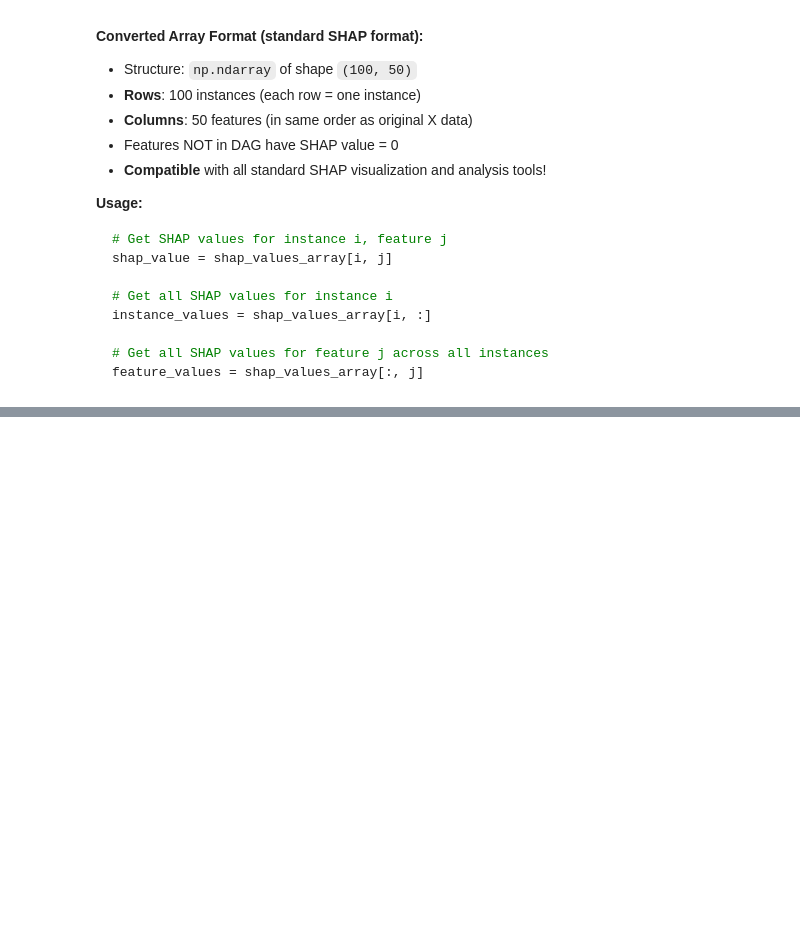
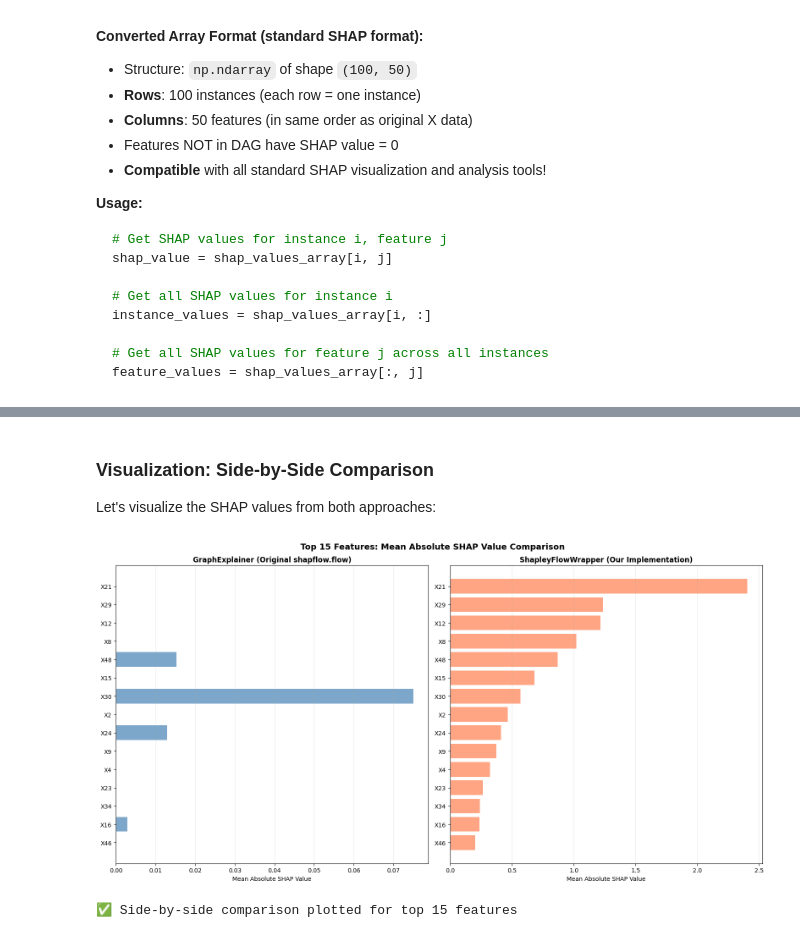
Before and after one commit to juanriosg12/master_thesis, a Jupyter notebook: shapflow_data_driven.ipynb, the cells around one changed output, grey strips where cells are left out. Saved outputs shown, nothing was run; the diff lists cells and outputs as text; code cells hidden in the pictures; blank space fills up the shorter version.

```diff
--- a/shapflow_data_driven.ipynb
+++ b/shapflow_data_driven.ipynb
@@ -670,0 +647,40 @@ Note: you may need to restart the kernel to use updated packages.
+# %% [markdown]
+### Visualization: Side-by-Side Comparison
+
+Let's visualize the SHAP values from both approaches:
+# %%
+# Plot 1: Side-by-side comparison of top features
+top_n = 15
+top_features_df = comparison_df.head(top_n)
+
+fig, (ax1, ax2) = plt.subplots(1, 2, figsize=(16, 8))
+
+# GraphExplainer
+ax1.barh(range(len(top_features_df)), top_features_df['GraphExplainer_MeanAbs'],
+         color='steelblue', alpha=0.7)
+ax1.set_yticks(range(len(top_features_df)))
+ax1.set_yticklabels(top_features_df['Feature'])
+ax1.set_xlabel('Mean Absolute SHAP Value')
+ax1.set_title('GraphExplainer (Original shapflow.flow)', fontsize=12, fontweight='bold')
+ax1.invert_yaxis()
+ax1.grid(axis='x', alpha=0.3)
+
+# ShapleyFlowWrapper
+ax2.barh(range(len(top_features_df)), top_features_df['Wrapper_MeanAbs'],
+         color='coral', alpha=0.7)
+ax2.set_yticks(range(len(top_features_df)))
+ax2.set_yticklabels(top_features_df['Feature'])
+ax2.set_xlabel('Mean Absolute SHAP Value')
+ax2.set_title('ShapleyFlowWrapper (Our Implementation)', fontsize=12, fontweight='bold')
+ax2.invert_yaxis()
+ax2.grid(axis='x', alpha=0.3)
+
+plt.tight_layout()
+plt.suptitle(f'Top {top_n} Features: Mean Absolute SHAP Value Comparison',
+             fontsize=14, fontweight='bold', y=1.02)
+plt.show()
+
+print(f"✅ Side-by-side comparison plotted for top {top_n} features")
+# %% [output]
+[figure, added]
+✅ Side-by-side comparison plotted for top 15 features
```
Also changed, not shown: parts of 32 cells of this notebook, 3 other files.
